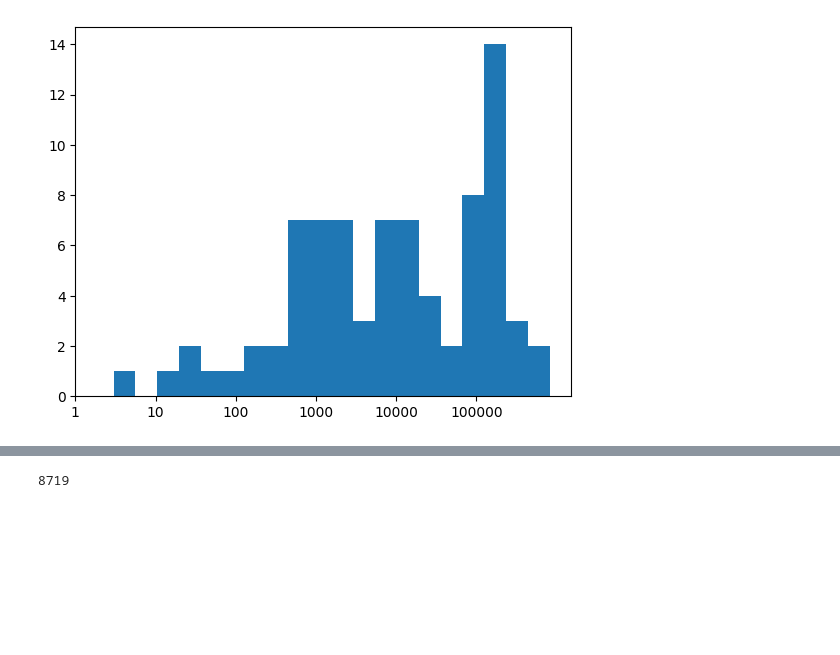
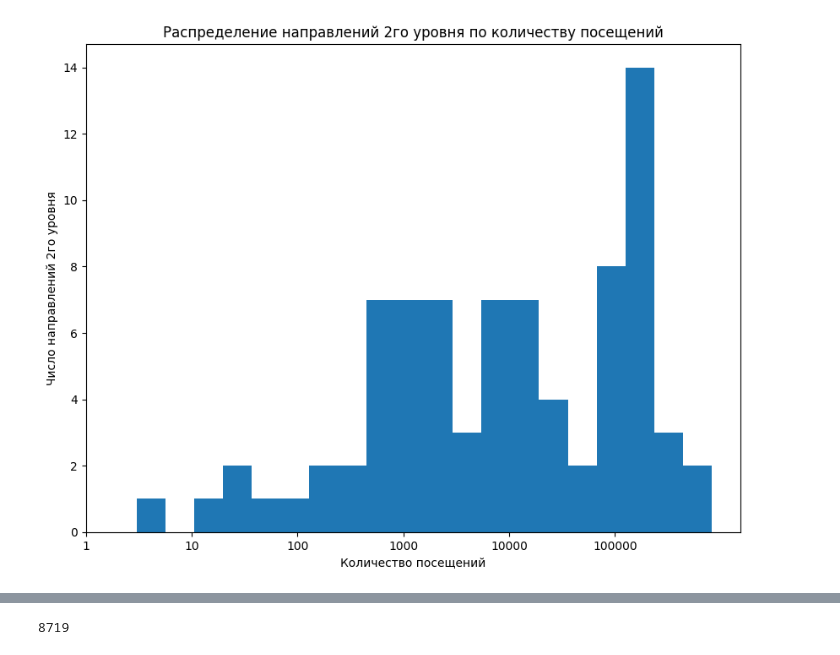
Before and after one commit to immichail/ltcLongevity, a Jupyter notebook: dataLooker.ipynb, the cells around one changed output, grey strips where cells are left out. Cells and saved outputs as stored; diff of their text form; code cells hidden in the pictures; blank space fills up the shorter version.

```diff
--- a/dataLooker.ipynb
+++ b/dataLooker.ipynb
@@ -74,8 +74,21 @@ df['date'] = df['date'].apply(parseDate)
 d2LevelNamesReverse = {v: k for k, v in d2LevelNames.items()}
 d3LevelNamesReverse = {v: k for k, v in d3LevelNames.items()}
 # %%
+plt.figure(figsize = (10, 7.5))
+
 _ = plt.hist(np.log10(df.groupby('d2LevelId').agg({'userId': 'count'})['userId']), bins = 20)
 _ = plt.xticks(range(math.ceil(_[1].max())), [10 ** x for x in range(math.ceil(_[1].max()))])
+
+plt.title('Распределение направлений 2го уровня по количеству посещений')
+plt.ylabel("Число направлений 2го уровня")
+plt.xlabel("Количество посещений")
+plt.savefig('./out/d2LevelHist.png')
+
+dfOut = df.groupby('d2LevelId').agg({'userId': 'count'}).reset_index()
+dfOut['d2LevelName'] = dfOut['d2LevelId'].apply(lambda x: d2LevelNamesReverse[x])
+
+dfOut = dfOut[['d2LevelName', 'userId']].rename(columns = {'d2LevelName': "Название", "userId": "Число посещений"})
+dfOut.to_csv('./out/d2LevelHist.csv')
 # %% [output]
-[figure, old version]
+[figure, new version]
 # %%
```
Also changed, not shown: parts of 24 cells of this notebook, 16 other files.
